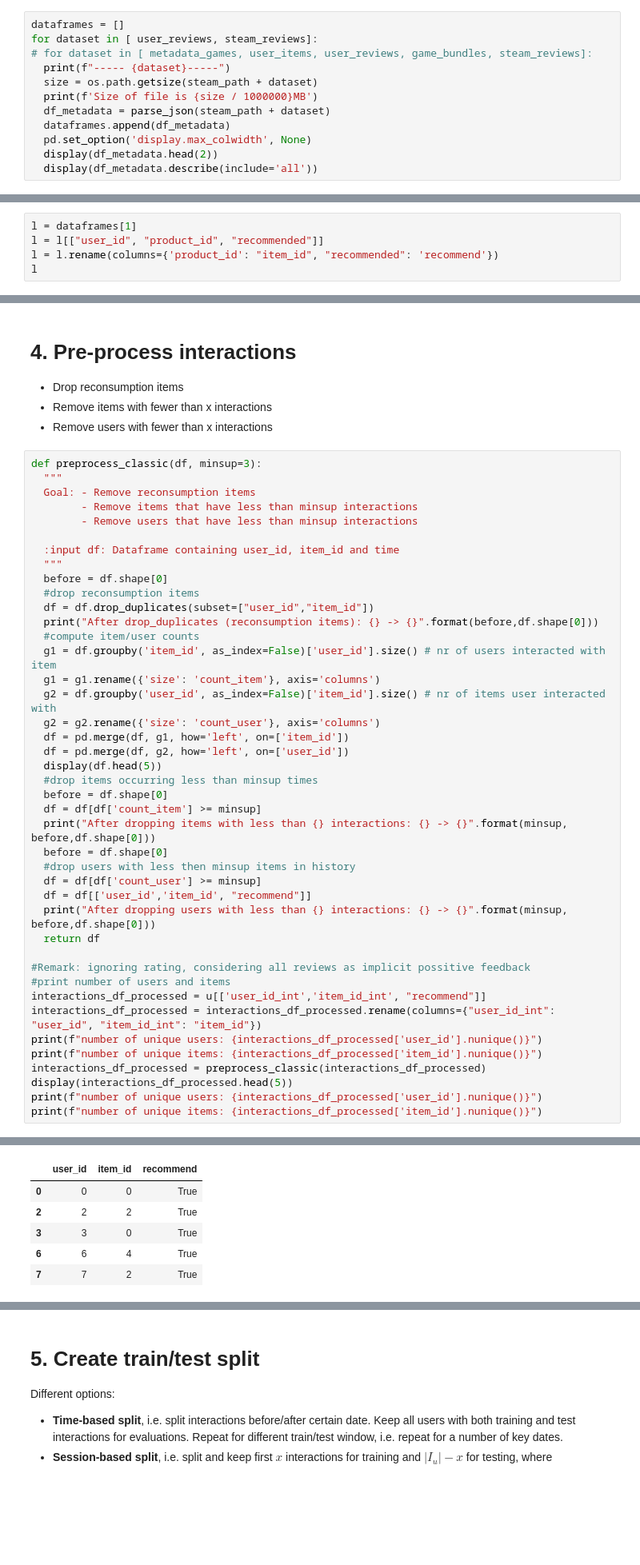
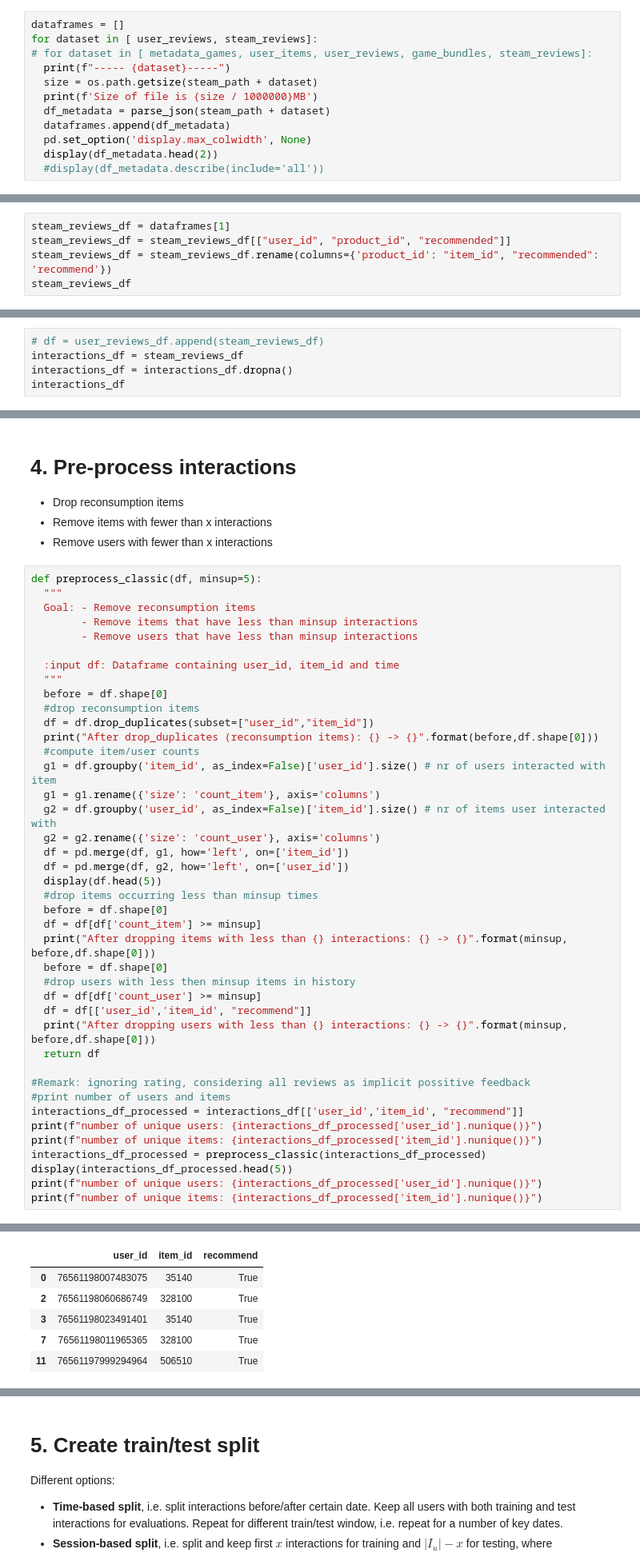
Before and after one commit to stijnrosaer/project-ai, a Jupyter notebook: notebooks/data-tests.ipynb, the cells around one changed output, grey strips where cells are left out. Shown at 80% size. Drawn from its saved outputs; the diff is of its cells as text; blank space fills up the shorter version.

```diff
--- a/notebooks/data-tests.ipynb
+++ b/notebooks/data-tests.ipynb
@@ -54,7 +54,7 @@ for dataset in [ user_reviews, steam_reviews]:
   dataframes.append(df_metadata)
   pd.set_option('display.max_colwidth', None)
   display(df_metadata.head(2))
-  display(df_metadata.describe(include='all'))
+  #display(df_metadata.describe(include='all'))
 # %% [output]
 ----- australian_user_reviews.json.gz-----
 Size of file is 6.940139MB
@@ -142,8 +124,8 @@ k
 # %%
-l = dataframes[1]
-l = l[["user_id", "product_id", "recommended"]]
-l = l.rename(columns={'product_id': "item_id", "recommended": 'recommend'})
-l
+steam_reviews_df = dataframes[1]
+steam_reviews_df = steam_reviews_df[["user_id", "product_id", "recommended"]]
+steam_reviews_df = steam_reviews_df.rename(columns={'product_id': "item_id", "recommended": 'recommend'})
+steam_reviews_df
 # %% [output]
 |  | user_id | item_id | recommend |
 | 0 | NaN | 725280 | True |
@@ -230,0 +143,5 @@ u
+# %%
+# df = user_reviews_df.append(steam_reviews_df)
+interactions_df = steam_reviews_df
+interactions_df = interactions_df.dropna()
+interactions_df
@@ -234,7 +165,7 @@ u
 - Remove items with fewer than x interactions
 - Remove users with fewer than x interactions
 # %%
-def preprocess_classic(df, minsup=3):
+def preprocess_classic(df, minsup=5):
   """
   Goal: - Remove reconsumption items
         - Remove items that have less than minsup interactions
@@ -267,8 +198,7 @@ def preprocess_classic(df, minsup=3):
 
 #Remark: ignoring rating, considering all reviews as implicit possitive feedback
 #print number of users and items
-interactions_df_processed = u[['user_id_int','item_id_int', "recommend"]]
-interactions_df_processed = interactions_df_processed.rename(columns={"user_id_int": "user_id", "item_id_int": "item_id"})
+interactions_df_processed = interactions_df[['user_id','item_id', "recommend"]]
 print(f"number of unique users: {interactions_df_processed['user_id'].nunique()}")
 print(f"number of unique items: {interactions_df_processed['item_id'].nunique()}")
 interactions_df_processed = preprocess_classic(interactions_df_processed)
@@ -290,6 +220,6 @@ After dropping users with less than 3 interactions: 2829087 -> 1344188
 |  | user_id | item_id | recommend |
-| 0 | 0 | 0 | True |
-| 2 | 2 | 2 | True |
-| 3 | 3 | 0 | True |
-| 6 | 6 | 4 | True |
-| 7 | 7 | 2 | True |
+| 0 | 76561198007483075 | 35140 | True |
+| 2 | 76561198060686749 | 328100 | True |
+| 3 | 76561198023491401 | 35140 | True |
+| 7 | 76561198011965365 | 328100 | True |
+| 11 | 76561197999294964 | 506510 | True |
```
Also changed, not shown: parts of 19 cells of this notebook, 1 other file.
